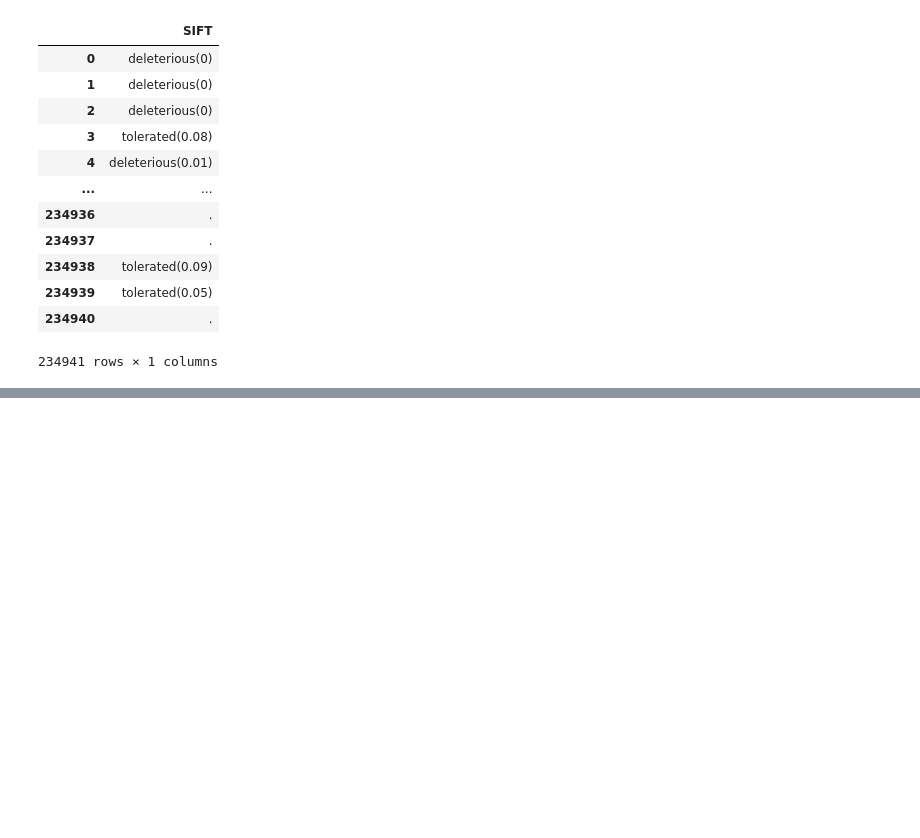
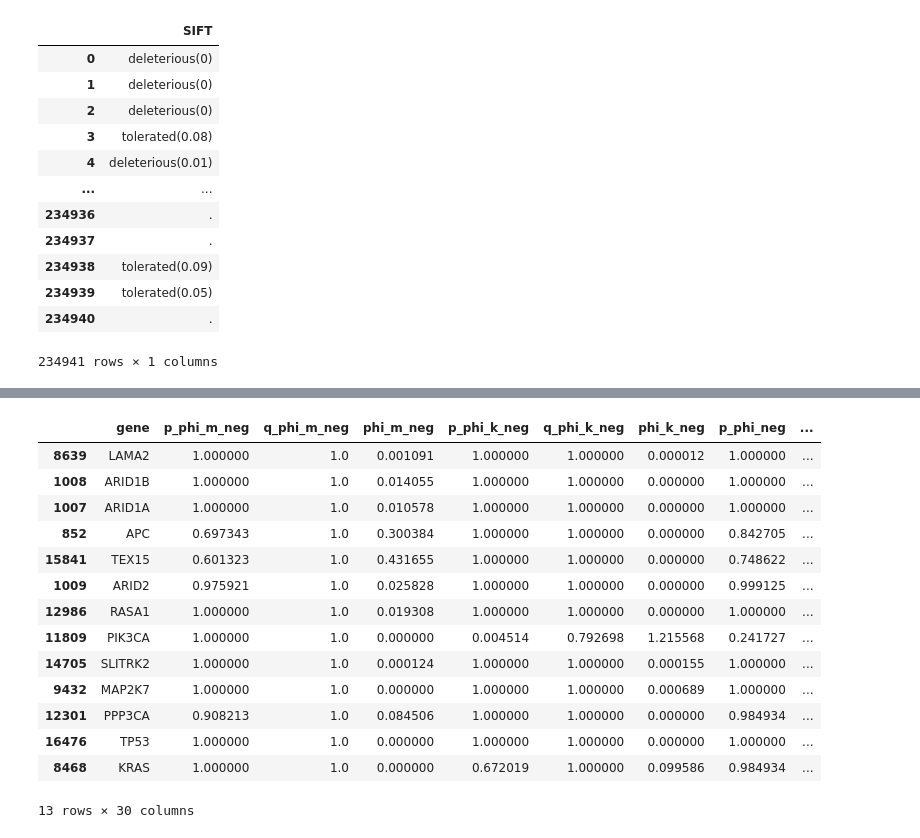
Before and after one commit to anl078/ECE204Repo, a Jupyter notebook: project2/Project2_python.ipynb, the cells around one changed output, grey strips where cells are left out. Saved outputs shown, nothing was run; the diff lists cells and outputs as text; code cells hidden in the pictures; blank space fills up the shorter version.

```diff
--- a/project2/Project2_python.ipynb
+++ b/project2/Project2_python.ipynb
@@ -245,0 +294,2 @@ STAD_mutation_filtered_pass[['SIFT']]
+# %%
+cbase_output = pd.read_csv("/Users/shuhaoxu/Desktop/BNFO285/Groupproject/ECE204Repo/project2/20250429cbase/q_values_20250429cbase.txt", sep='\t', header=1)
@@ -245,0 +308,18 @@ STAD_mutation_filtered_pass[['SIFT']]
+# %%
+cbase_output[(cbase_output.q_phi_pos < 0.001)].sort_values('m_ell', ascending=False)[:30]
+# %% [output]
+|  | gene | p_phi_m_neg | q_phi_m_neg | phi_m_neg | p_phi_k_neg | q_phi_k_neg | phi_k_neg | p_phi_neg | ... |
+| 8639 | LAMA2 | 1.000000 | 1.0 | 0.001091 | 1.000000 | 1.000000 | 0.000012 | 1.000000 | ... |
+| 1008 | ARID1B | 1.000000 | 1.0 | 0.014055 | 1.000000 | 1.000000 | 0.000000 | 1.000000 | ... |
+| 1007 | ARID1A | 1.000000 | 1.0 | 0.010578 | 1.000000 | 1.000000 | 0.000000 | 1.000000 | ... |
+| 852 | APC | 0.697343 | 1.0 | 0.300384 | 1.000000 | 1.000000 | 0.000000 | 0.842705 | ... |
+| 15841 | TEX15 | 0.601323 | 1.0 | 0.431655 | 1.000000 | 1.000000 | 0.000000 | 0.748622 | ... |
+| 1009 | ARID2 | 0.975921 | 1.0 | 0.025828 | 1.000000 | 1.000000 | 0.000000 | 0.999125 | ... |
+| 12986 | RASA1 | 1.000000 | 1.0 | 0.019308 | 1.000000 | 1.000000 | 0.000000 | 1.000000 | ... |
+| 11809 | PIK3CA | 1.000000 | 1.0 | 0.000000 | 0.004514 | 0.792698 | 1.215568 | 0.241727 | ... |
+| 14705 | SLITRK2 | 1.000000 | 1.0 | 0.000124 | 1.000000 | 1.000000 | 0.000155 | 1.000000 | ... |
+| 9432 | MAP2K7 | 1.000000 | 1.0 | 0.000000 | 1.000000 | 1.000000 | 0.000689 | 1.000000 | ... |
+| 12301 | PPP3CA | 0.908213 | 1.0 | 0.084506 | 1.000000 | 1.000000 | 0.000000 | 0.984934 | ... |
+| 16476 | TP53 | 1.000000 | 1.0 | 0.000000 | 1.000000 | 1.000000 | 0.000000 | 1.000000 | ... |
+| 8468 | KRAS | 1.000000 | 1.0 | 0.000000 | 0.672019 | 1.000000 | 0.099586 | 0.984934 | ... |
+13 rows × 30 columns
```
Also changed, not shown: parts of 10 cells of this notebook, 1 other file.
